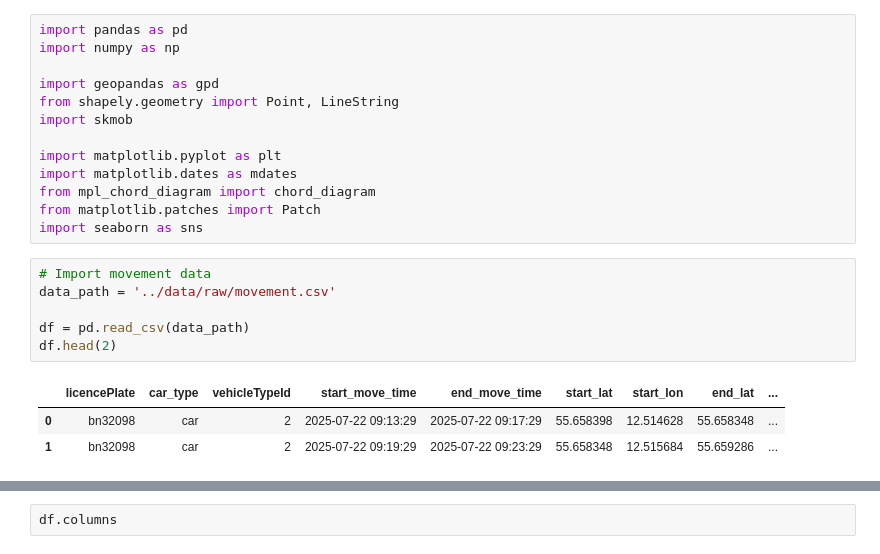
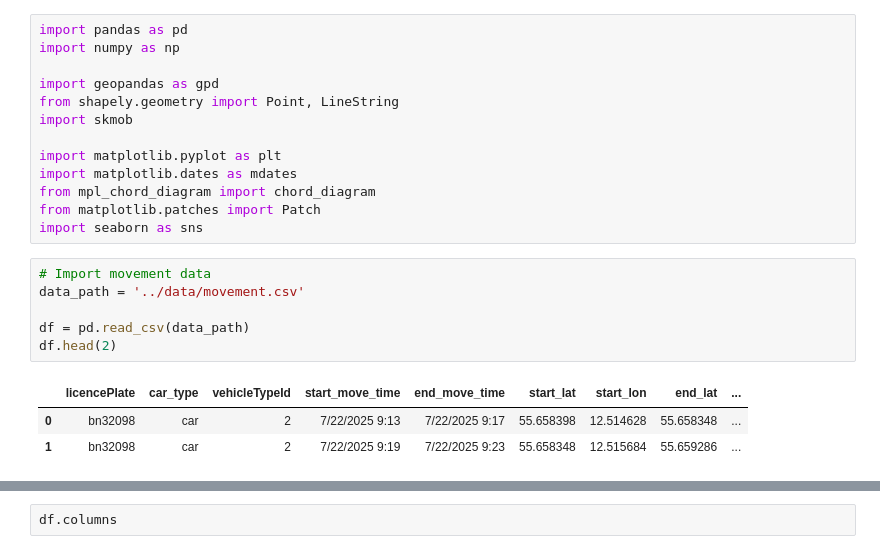
Before and after one commit to florentinafabregas/geospatial, a Jupyter notebook: notebooks/flows.ipynb, the cells around one changed output, grey strips where cells are left out. Cells and saved outputs as stored; diff of their text form.

```diff
--- a/notebooks/flows.ipynb
+++ b/notebooks/flows.ipynb
@@ -13,11 +13,11 @@ from matplotlib.patches import Patch
 import seaborn as sns
 # %%
 # Import movement data
-data_path = '../data/raw/movement.csv'
+data_path = '../data/movement.csv'
 
 df = pd.read_csv(data_path)
 df.head(2)
 # %% [output]
 |  | licencePlate | car_type | vehicleTypeId | start_move_time | end_move_time | start_lat | start_lon | end_lat | ... |
-| 0 | bn32098 | car | 2 | 2025-07-22 09:13:29 | 2025-07-22 09:17:29 | 55.658398 | 12.514628 | 55.658348 | ... |
-| 1 | bn32098 | car | 2 | 2025-07-22 09:19:29 | 2025-07-22 09:23:29 | 55.658348 | 12.515684 | 55.659286 | ... |
+| 0 | bn32098 | car | 2 | 7/22/2025 9:13 | 7/22/2025 9:17 | 55.658398 | 12.514628 | 55.658348 | ... |
+| 1 | bn32098 | car | 2 | 7/22/2025 9:19 | 7/22/2025 9:23 | 55.658348 | 12.515684 | 55.659286 | ... |
```
Also changed, not shown: parts of 37 cells of this notebook.
